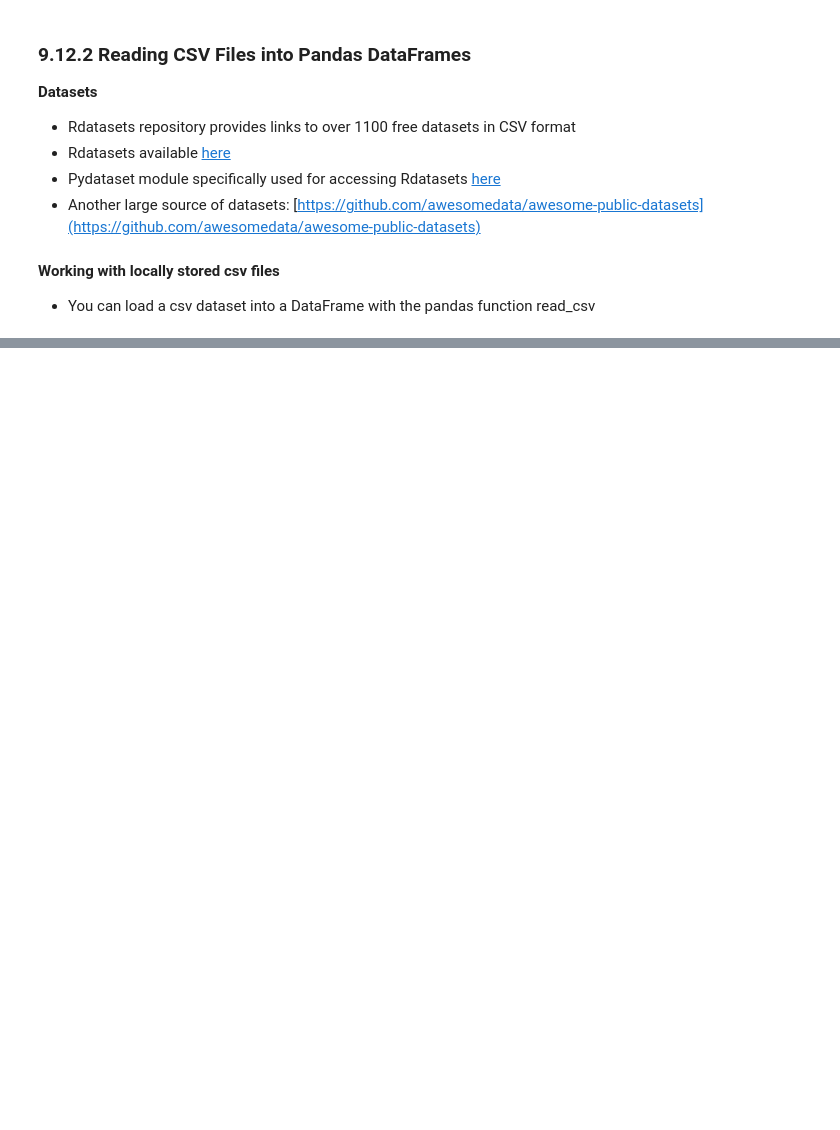
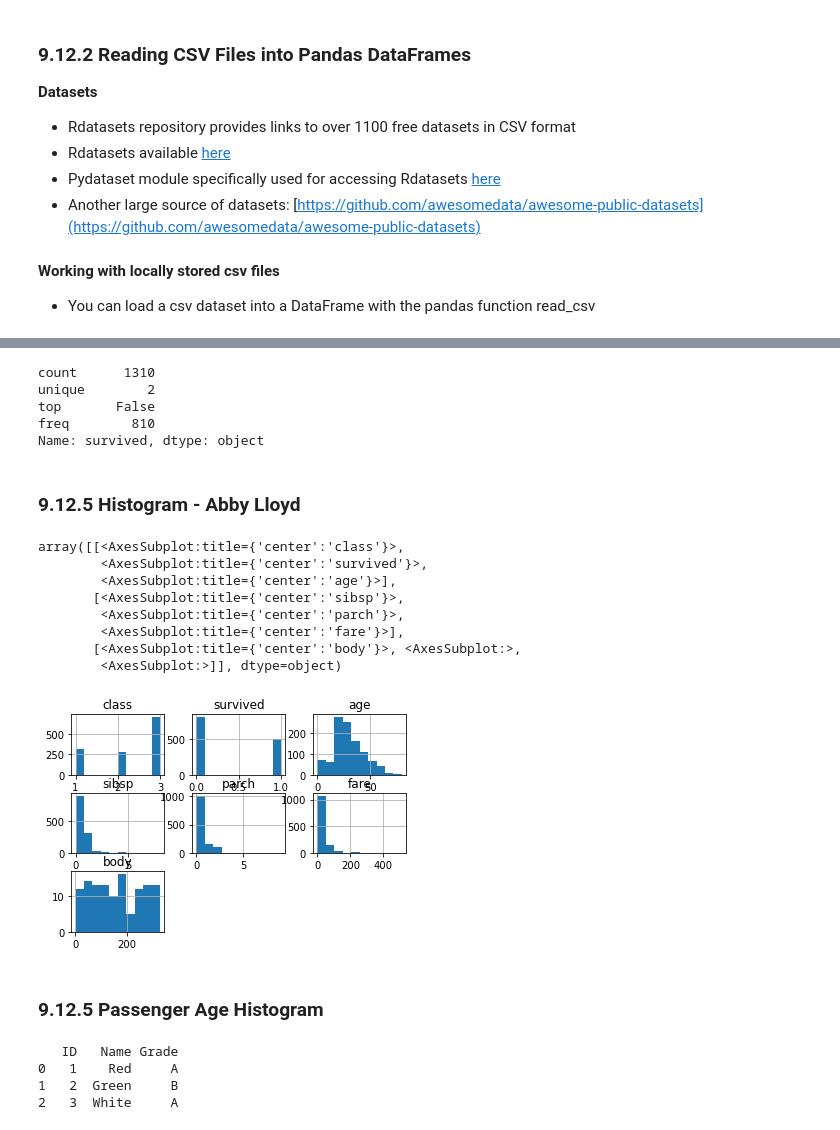
Before and after one commit to abbylloyd03/608-mod6, a Jupyter notebook: Chapter 9/Lloyd_Chapter9.ipynb, the cells around one changed output, grey strips where cells are left out. Drawn from its saved outputs; the diff is of its cells as text; code cells hidden in the pictures; blank space fills up the shorter version.

```diff
--- a/Lloyd_Chapter9.ipynb
+++ b/Chapter 9/Lloyd_Chapter9.ipynb
@@ -604,0 +579,12 @@ df.to_csv('accounts_from_dataframe.csv', index=False)
+# %%
+import pandas as pd
+
+pd.set_option('precision', 2)
+
+titanic = pd.read_csv('titanic.csv')
+
+print(titanic.head())
+
+print(titanic.tail())
+
+list(titanic.columns)
@@ -604,0 +623,3 @@ df.to_csv('accounts_from_dataframe.csv', index=False)
+# %%
+titanic.columns = ['class', 'survived', 'name', 'sex', 'age', 'sibsp', 'parch', 'ticket', 'fare',
+                   'cabin', 'embarked', 'boat', 'body', 'destination']
@@ -604,0 +640,12 @@ df.to_csv('accounts_from_dataframe.csv', index=False)
+# %%
+(titanic.survived == 1).describe()
+# top is the most frequently occuring value in the result
+# freq is the number of occurences of the top value
+# %% [output]
+count      1310
+unique        2
+top       False
+freq        810
+Name: survived, dtype: object
+# %% [markdown]
+### 9.12.5 Histogram - Abby Lloyd
@@ -604,0 +656,24 @@ df.to_csv('accounts_from_dataframe.csv', index=False)
+# %%
+titanic.hist()
+# %% [output]
+array([[<AxesSubplot:title={'center':'class'}>,
+        <AxesSubplot:title={'center':'survived'}>,
+        <AxesSubplot:title={'center':'age'}>],
+       [<AxesSubplot:title={'center':'sibsp'}>,
+        <AxesSubplot:title={'center':'parch'}>,
+        <AxesSubplot:title={'center':'fare'}>],
+       [<AxesSubplot:title={'center':'body'}>, <AxesSubplot:>,
+        <AxesSubplot:>]], dtype=object)
+[figure, added]
+# %% [markdown]
+### 9.12.5 Passenger Age Histogram
+# %%
+import pandas
+
+grades = pd.read_csv('grades.csv', names=['ID', 'Name', 'Grade'])
+print(grades)
+# %% [output]
+   ID   Name Grade
+0   1    Red     A
+1   2  Green     B
+2   3  White     A
```
Also changed, not shown: parts of 11 cells of this notebook, 12 other files.
